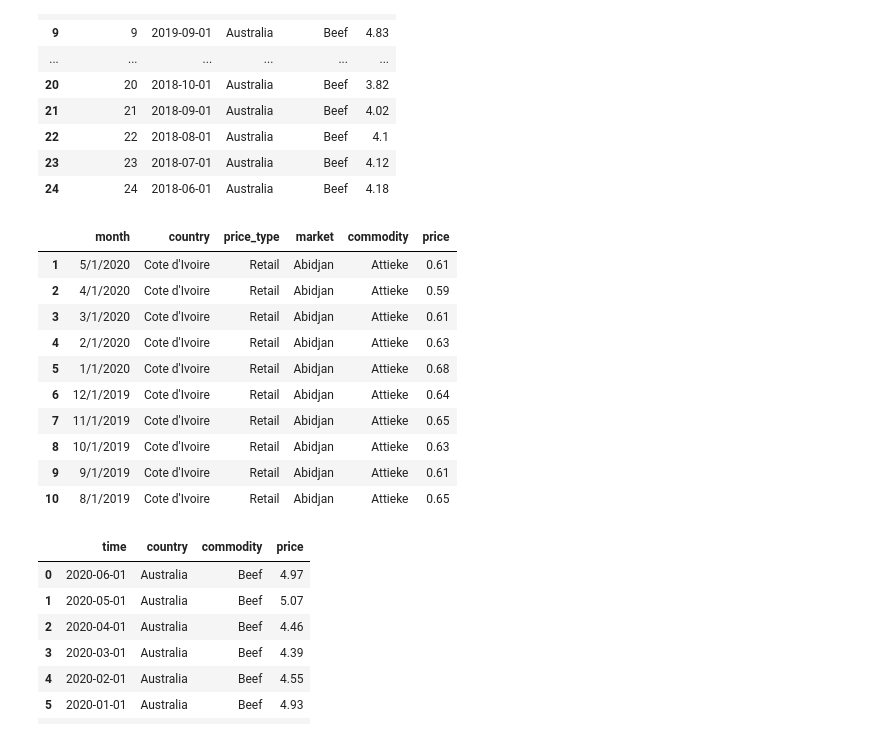
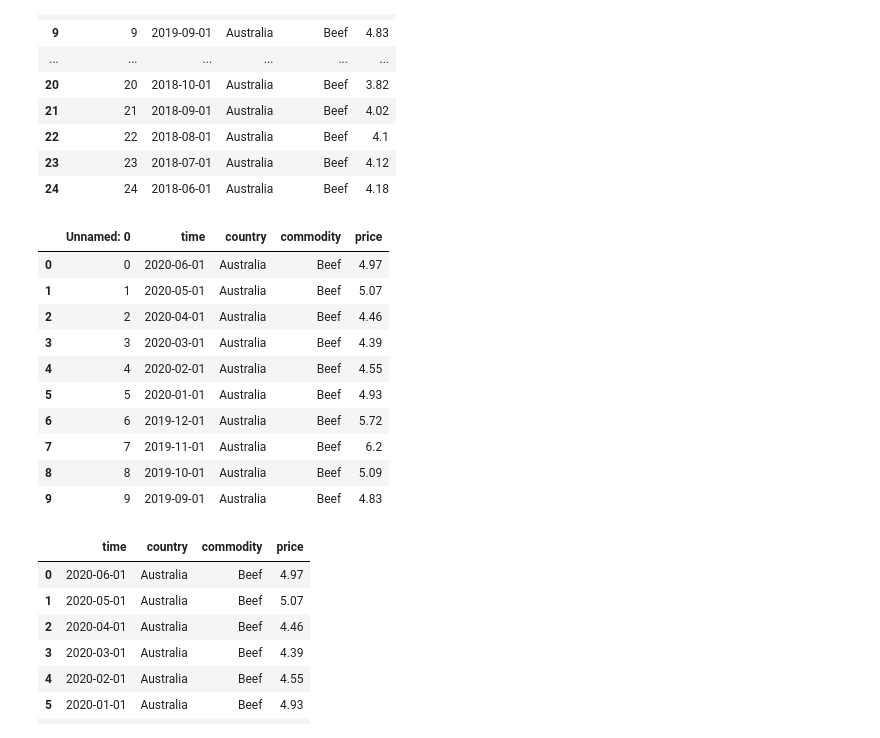
Before and after one commit to adinger1/International-Food-Prices-Over-Ten-Years, a Jupyter notebook: Data_Cleaning.ipynb, the cells around one changed output. Drawn from its saved outputs; the diff is of its cells as text; code cells hidden in the pictures.

Commit message:
Updated cleaning, removing redundant jupyter notebooks

```diff
--- a/Data_Cleaning.ipynb
+++ b/Data_Cleaning.ipynb
@@ -328,20 +351,20 @@ int_clean_data.head(25)
 | 23 | 23 | 2018-07-01 | Australia | Beef | 4.12 |
 | 24 | 24 | 2018-06-01 | Australia | Beef | 4.18 |
 # %%
-int_clean_data_cleaned = dom_clean_data.copy()
+int_clean_data_cleaned = int_clean_data.copy()
 int_clean_data_cleaned=int_clean_data_cleaned.dropna()
 int_clean_data_cleaned.head(10)
 # %% [output]
-|  | month | country | price_type | market | commodity | price |
-| 1 | 5/1/2020 | Cote d'Ivoire | Retail | Abidjan | Attieke | 0.61 |
-| 2 | 4/1/2020 | Cote d'Ivoire | Retail | Abidjan | Attieke | 0.59 |
-| 3 | 3/1/2020 | Cote d'Ivoire | Retail | Abidjan | Attieke | 0.61 |
-| 4 | 2/1/2020 | Cote d'Ivoire | Retail | Abidjan | Attieke | 0.63 |
-| 5 | 1/1/2020 | Cote d'Ivoire | Retail | Abidjan | Attieke | 0.68 |
-| 6 | 12/1/2019 | Cote d'Ivoire | Retail | Abidjan | Attieke | 0.64 |
-| 7 | 11/1/2019 | Cote d'Ivoire | Retail | Abidjan | Attieke | 0.65 |
-| 8 | 10/1/2019 | Cote d'Ivoire | Retail | Abidjan | Attieke | 0.63 |
-| 9 | 9/1/2019 | Cote d'Ivoire | Retail | Abidjan | Attieke | 0.61 |
-| 10 | 8/1/2019 | Cote d'Ivoire | Retail | Abidjan | Attieke | 0.65 |
+|  | Unnamed: 0 | time | country | commodity | price |
+| 0 | 0 | 2020-06-01 | Australia | Beef | 4.97 |
+| 1 | 1 | 2020-05-01 | Australia | Beef | 5.07 |
+| 2 | 2 | 2020-04-01 | Australia | Beef | 4.46 |
+| 3 | 3 | 2020-03-01 | Australia | Beef | 4.39 |
+| 4 | 4 | 2020-02-01 | Australia | Beef | 4.55 |
+| 5 | 5 | 2020-01-01 | Australia | Beef | 4.93 |
+| 6 | 6 | 2019-12-01 | Australia | Beef | 5.72 |
+| 7 | 7 | 2019-11-01 | Australia | Beef | 6.2 |
+| 8 | 8 | 2019-10-01 | Australia | Beef | 5.09 |
+| 9 | 9 | 2019-09-01 | Australia | Beef | 4.83 |
 # %%
 #Removing unnecessary 'Unnamed: 0 column'
```
Also changed, not shown: parts of 12 cells of this notebook, 5 other files.
